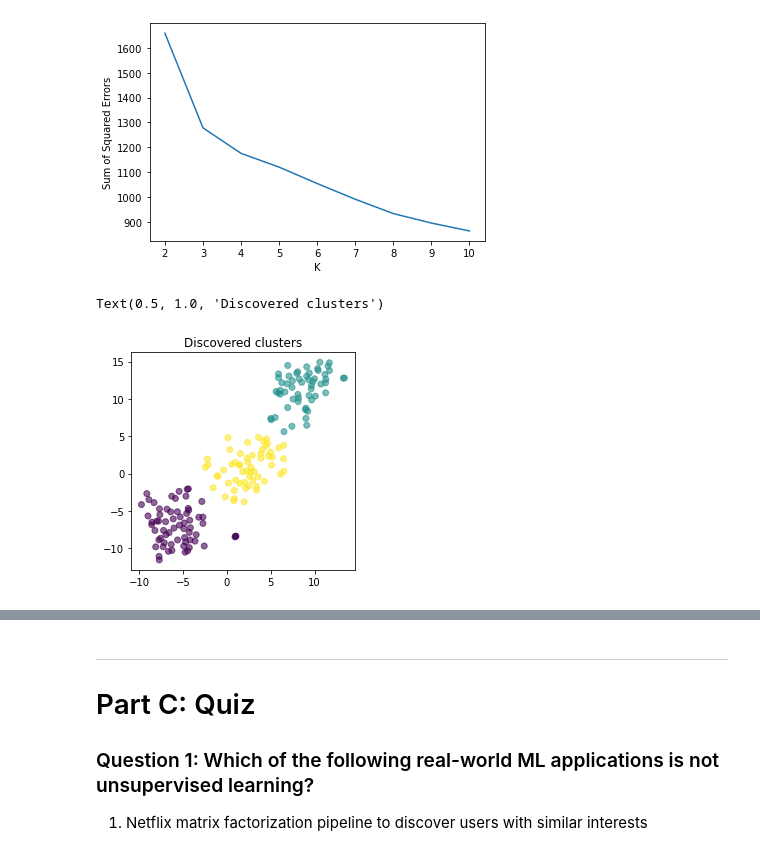
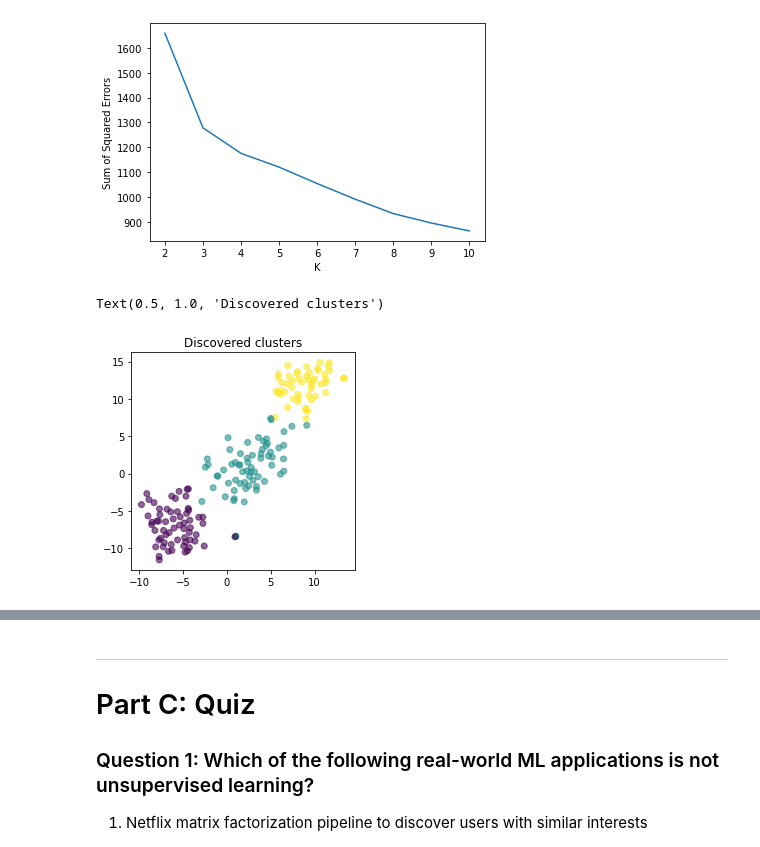
Before and after one commit to epfl-ada/2020, a Jupyter notebook: Tutorials/08 - Unsupervised learning/Unsupervised_Learning_solutions.ipynb, the cells around one changed output, grey strips where cells are left out. Cells and saved outputs as stored; diff of their text form; code cells hidden in the pictures.

```diff
--- a/Tutorials/08 - Unsupervised learning/Unsupervised_Learning_solutions.ipynb
+++ b/Tutorials/08 - Unsupervised learning/Unsupervised_Learning_solutions.ipynb
@@ -439,13 +439,12 @@ plot_sse(wine_scaled)
 # %% [output]
 [figure]
 # %%
+wine_scaled_reduced_tsne = TSNE(n_components=2, random_state=0).fit_transform(wine_scaled)
+labels = KMeans(n_clusters=3, random_state=0).fit_predict(wine_scaled)
+
 fig, axs = plt.subplots(1, 1, figsize=(4,4), sharey=True)
-
-wine_scaled_reduced_tsne = TSNE(n_components=2, random_state=0).fit_transform(wine_scaled)
-
-labels = KMeans(n_clusters=3, random_state=0).fit_predict(wine_scaled_reduced_tsne)
 axs.scatter(wine_scaled_reduced_tsne[:,0], wine_scaled_reduced_tsne[:,1], c=labels, alpha=0.6)
 axs.set_title("Discovered clusters")
 # %% [output]
 Text(0.5, 1.0, 'Discovered clusters')
-[figure, old version]
+[figure, new version]
```
Also changed, not shown: parts of 3 cells of this notebook.
